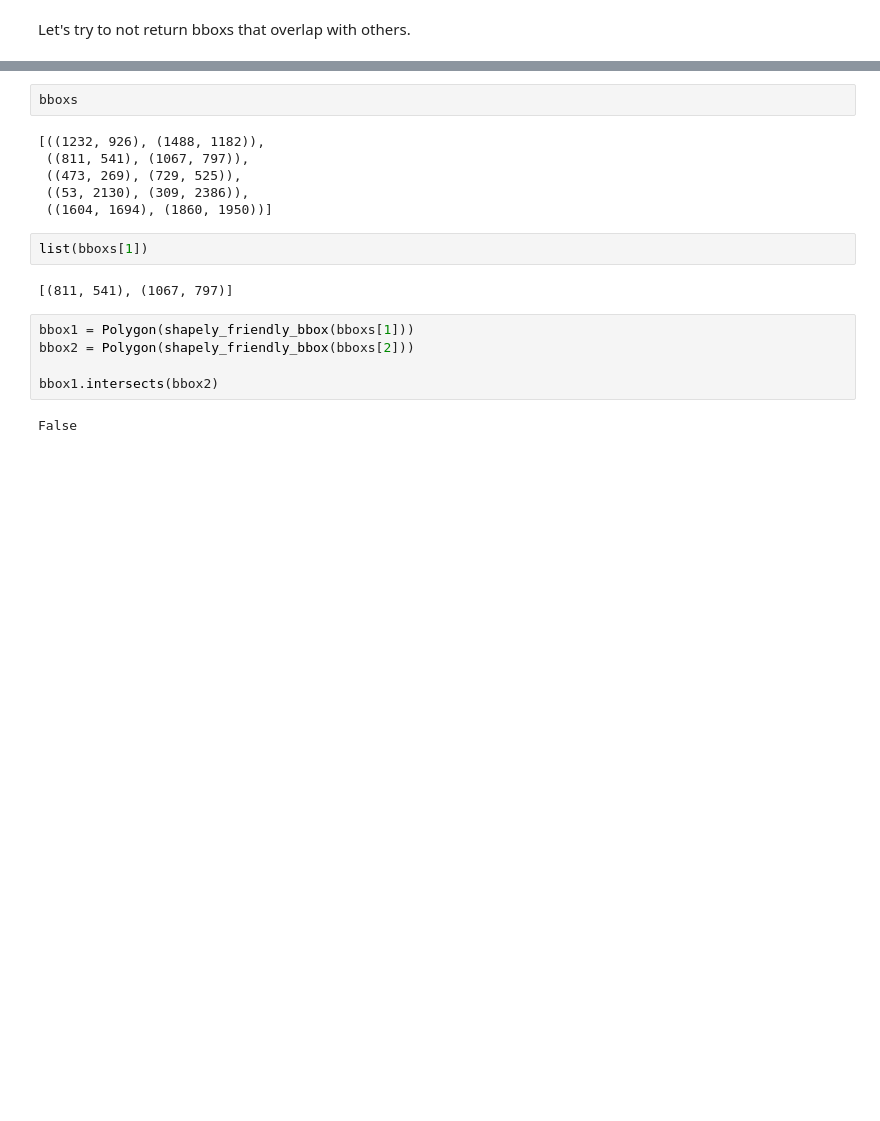
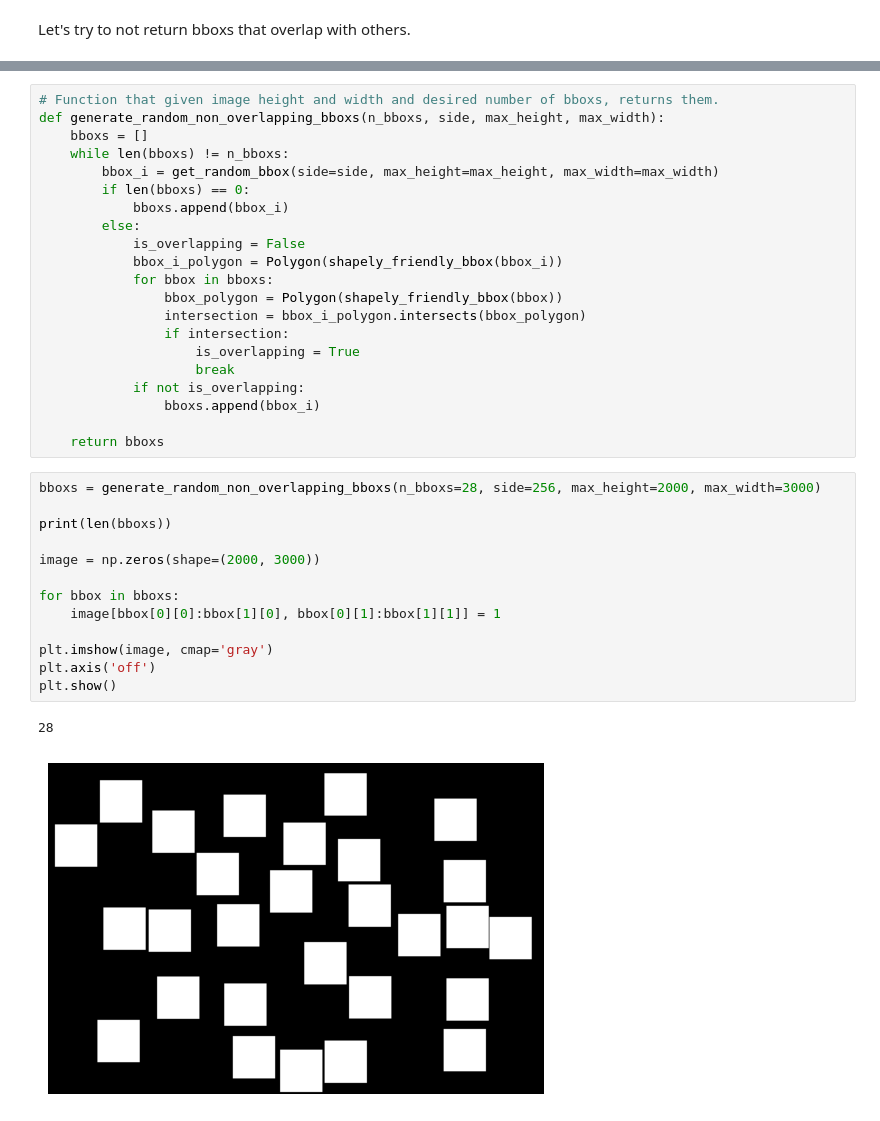
Before and after one commit to gptrapletti/aerial-multiclass-segm, a Jupyter notebook: notebooks/nb_01.ipynb, the cells around one changed output, grey strips where cells are left out. Saved outputs shown, nothing was run; the diff lists cells and outputs as text; blank space fills up the shorter version.

```diff
--- a/notebooks/nb_01.ipynb
+++ b/notebooks/nb_01.ipynb
@@ -607,19 +615,37 @@ plt.show()
-# %%
-bboxs
-# %% [output]
-[((1232, 926), (1488, 1182)),
- ((811, 541), (1067, 797)),
- ((473, 269), (729, 525)),
- ((53, 2130), (309, 2386)),
- ((1604, 1694), (1860, 1950))]
-# %%
-list(bboxs[1])
-# %% [output]
-[(811, 541), (1067, 797)]
-# %%
-bbox1 = Polygon(shapely_friendly_bbox(bboxs[1]))
-bbox2 = Polygon(shapely_friendly_bbox(bboxs[2]))
-
-bbox1.intersects(bbox2)
-# %% [output]
-False
+# %%
+# Function that given image height and width and desired number of bboxs, returns them.
+def generate_random_non_overlapping_bboxs(n_bboxs, side, max_height, max_width):
+    bboxs = []
+    while len(bboxs) != n_bboxs:
+        bbox_i = get_random_bbox(side=side, max_height=max_height, max_width=max_width)
+        if len(bboxs) == 0:
+            bboxs.append(bbox_i)
+        else:
+            is_overlapping = False
+            bbox_i_polygon = Polygon(shapely_friendly_bbox(bbox_i))
+            for bbox in bboxs:
+                bbox_polygon = Polygon(shapely_friendly_bbox(bbox))
+                intersection = bbox_i_polygon.intersects(bbox_polygon)
+                if intersection:
+                    is_overlapping = True
+                    break
+            if not is_overlapping:
+                bboxs.append(bbox_i)
+
+    return bboxs
+# %%
+bboxs = generate_random_non_overlapping_bboxs(n_bboxs=28, side=256, max_height=2000, max_width=3000)
+
+print(len(bboxs))
+
+image = np.zeros(shape=(2000, 3000))
+
+for bbox in bboxs:
+    image[bbox[0][0]:bbox[1][0], bbox[0][1]:bbox[1][1]] = 1
+
+plt.imshow(image, cmap='gray')
+plt.axis('off')
+plt.show()
+# %% [output]
+28
+[figure, added]
```
Also changed, not shown: parts of 12 cells of this notebook, 9 other files.
